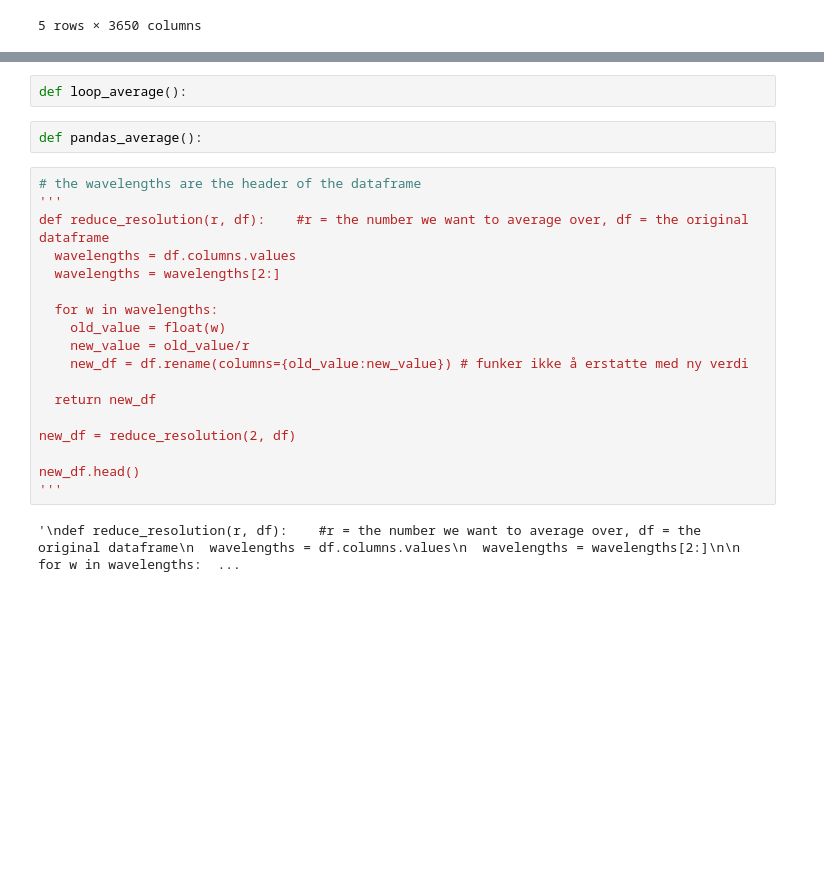
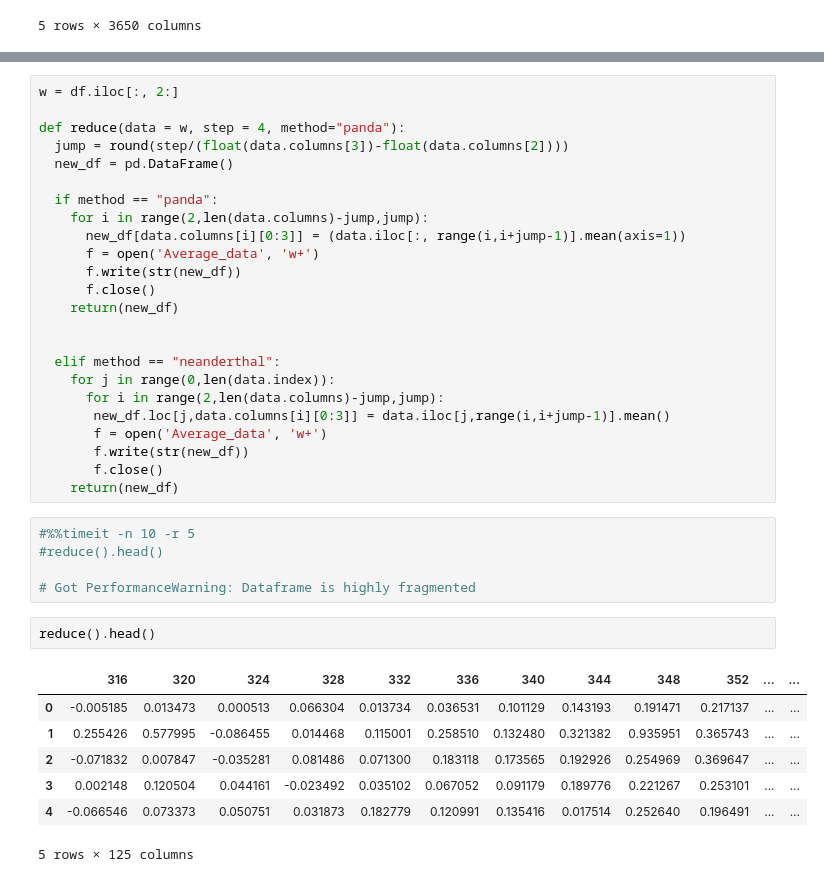
Before and after one commit to pernilletemmerud/DCF-PT, a Jupyter notebook: CodingTask1.ipynb, the cells around one changed output, grey strips where cells are left out. Drawn from its saved outputs; the diff is of its cells as text; blank space fills up the shorter version.

```diff
--- a/CodingTask1.ipynb
+++ b/CodingTask1.ipynb
@@ -78,24 +75,39 @@ Do this (1) by writing an explicit loop and (2) by using pandas methods. Measure
-# %%
-def loop_average():
-# %%
-def pandas_average():
-# %%
-# the wavelengths are the header of the dataframe
-'''
-def reduce_resolution(r, df):    #r = the number we want to average over, df = the original dataframe
-  wavelengths = df.columns.values
-  wavelengths = wavelengths[2:]
-
-  for w in wavelengths:
-    old_value = float(w)
-    new_value = old_value/r
-    new_df = df.rename(columns={old_value:new_value}) # funker ikke å erstatte med ny verdi
-
-  return new_df
-
-new_df = reduce_resolution(2, df)
-
-new_df.head()
-'''
-# %% [output]
-'\ndef reduce_resolution(r, df):    #r = the number we want to average over, df = the original dataframe\n  wavelengths = df.columns.values\n  wavelengths = wavelengths[2:]\n\n  for w in wavelengths:  ...
+# %%
+w = df.iloc[:, 2:]
+
+def reduce(data = w, step = 4, method="panda"):
+  jump = round(step/(float(data.columns[3])-float(data.columns[2])))
+  new_df = pd.DataFrame()
+
+  if method == "panda":
+    for i in range(2,len(data.columns)-jump,jump):
+      new_df[data.columns[i][0:3]] = (data.iloc[:, range(i,i+jump-1)].mean(axis=1))
+      f = open('Average_data', 'w+')
+      f.write(str(new_df))
+      f.close()
+    return(new_df)
+
+
+  elif method == "neanderthal":
+    for j in range(0,len(data.index)):
+      for i in range(2,len(data.columns)-jump,jump):
+       new_df.loc[j,data.columns[i][0:3]] = data.iloc[j,range(i,i+jump-1)].mean()
+       f = open('Average_data', 'w+')
+       f.write(str(new_df))
+       f.close()
+    return(new_df)
+# %%
+#%%timeit -n 10 -r 5
+#reduce().head()
+
+# Got PerformanceWarning: Dataframe is highly fragmented
+# %%
+reduce().head()
+# %% [output]
+|  | 316 | 320 | 324 | 328 | 332 | 336 | 340 | 344 | 348 | 352 | ... | ... |
+| 0 | -0.005185 | 0.013473 | 0.000513 | 0.066304 | 0.013734 | 0.036531 | 0.101129 | 0.143193 | 0.191471 | 0.217137 | ... | ... |
+| 1 | 0.255426 | 0.577995 | -0.086455 | 0.014468 | 0.115001 | 0.258510 | 0.132480 | 0.321382 | 0.935951 | 0.365743 | ... | ... |
+| 2 | -0.071832 | 0.007847 | -0.035281 | 0.081486 | 0.071300 | 0.183118 | 0.173565 | 0.192926 | 0.254969 | 0.369647 | ... | ... |
+| 3 | 0.002148 | 0.120504 | 0.044161 | -0.023492 | 0.035102 | 0.067052 | 0.091179 | 0.189776 | 0.221267 | 0.253101 | ... | ... |
+| 4 | -0.066546 | 0.073373 | 0.050751 | 0.031873 | 0.182779 | 0.120991 | 0.135416 | 0.017514 | 0.252640 | 0.196491 | ... | ... |
+5 rows × 125 columns
```
Also changed, not shown: parts of 5 cells of this notebook.
